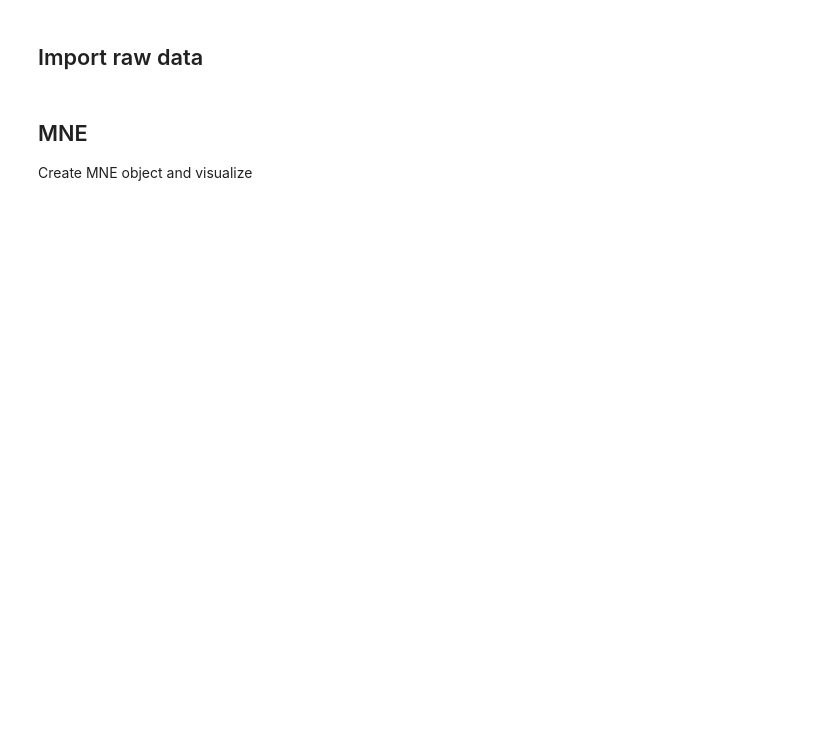
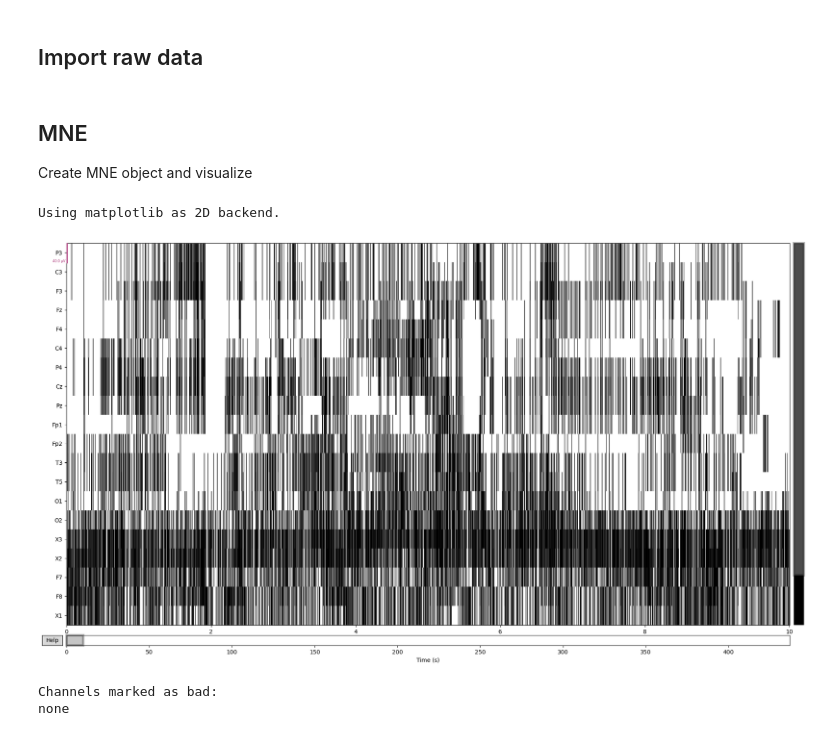
Before and after one commit to kirtonBCIlab/boccia-software-pilot, a Jupyter notebook: Notebooks/ssvep_psd_visualization.ipynb, the cells around one changed output. Drawn from its saved outputs; the diff is of its cells as text; code cells hidden in the pictures; blank space fills up the shorter version.

Commit message:
Created visualization notebook. Missing epoching

```diff
--- a/Notebooks/ssvep_psd_visualization.ipynb
+++ b/Notebooks/ssvep_psd_visualization.ipynb
@@ -99,3 +36,12 @@ data = import_data.read_xdf(file)
 ## MNE
 
 Create MNE object and visualize
+# %%
+%matplotlib qt
+
+eeg_mne.plot()
+# %% [output]
+Using matplotlib as 2D backend.
+[figure, added]
+Channels marked as bad:
+none
```
Also changed, not shown: parts of 11 cells of this notebook.
